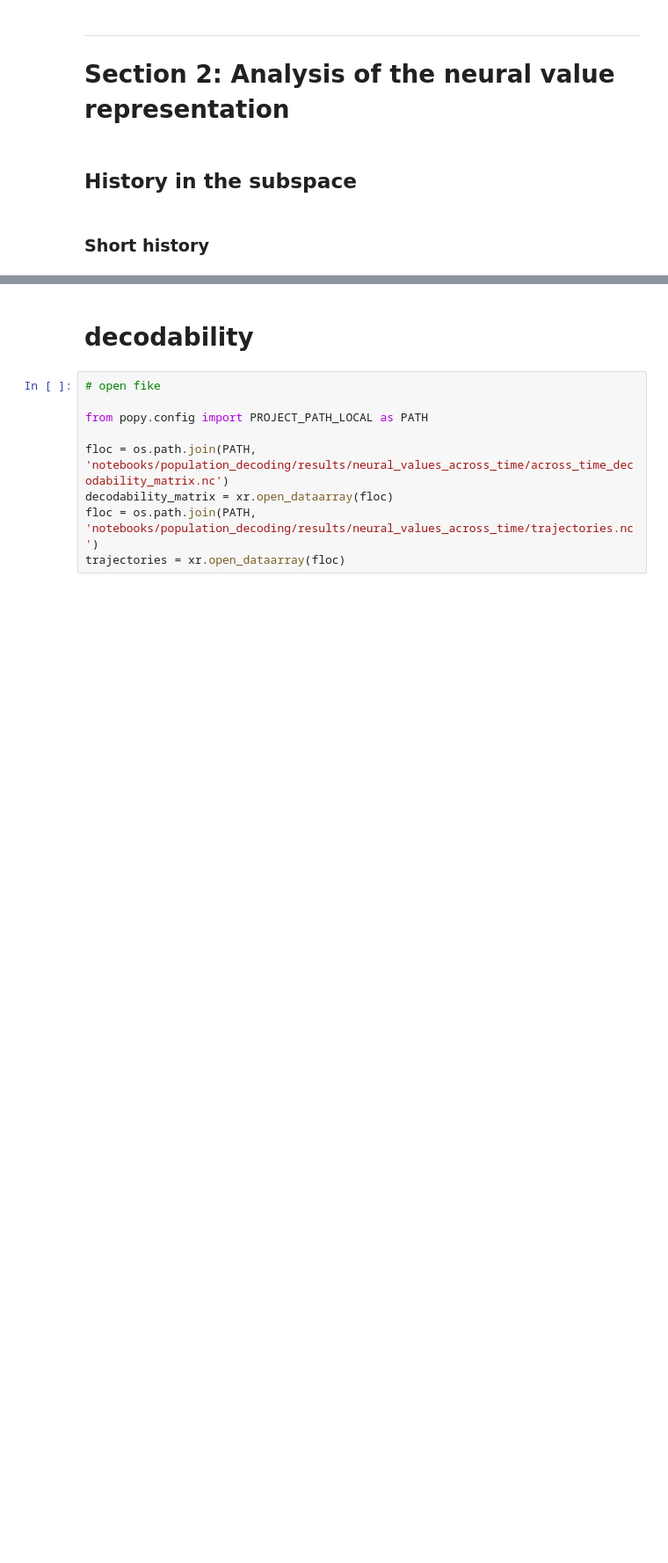
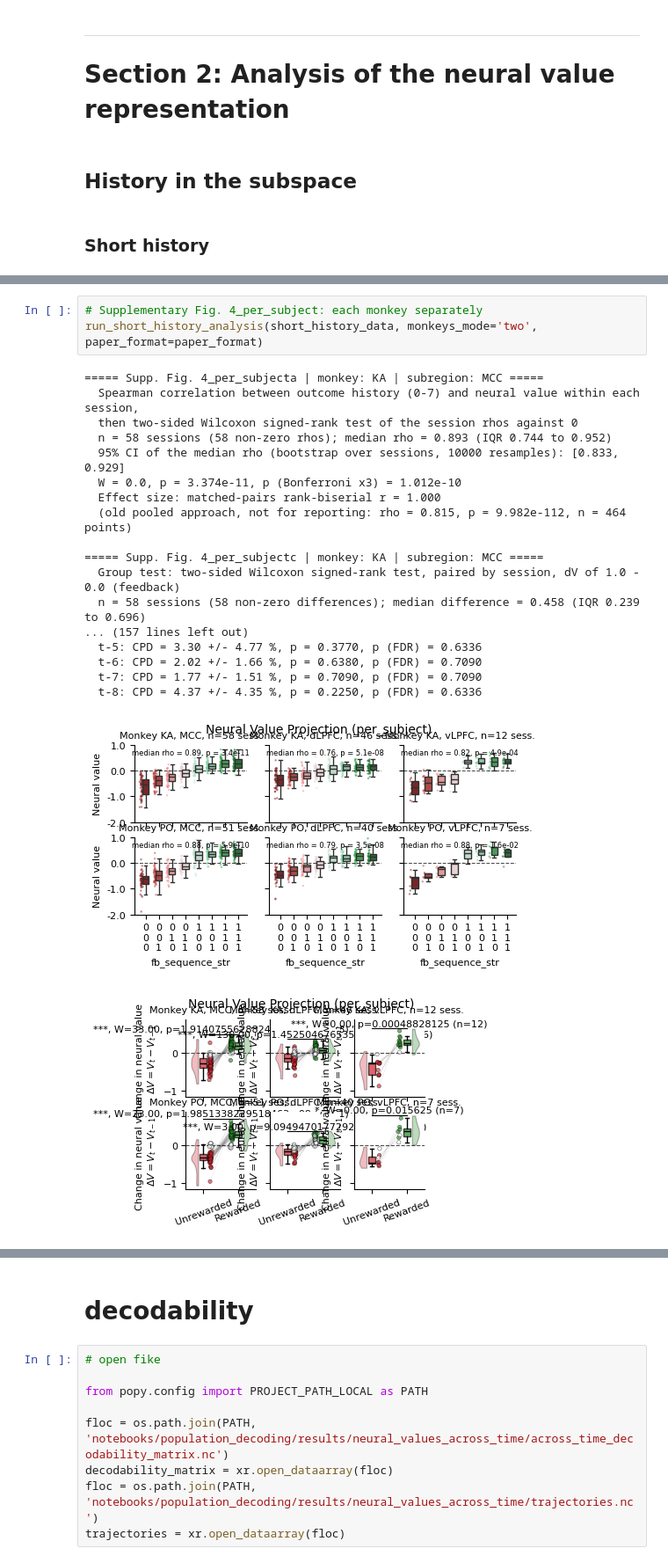
Before and after one commit to ungzs1/popy_05, a Jupyter notebook: notebooks/population_decoding/neural_value/eval_neural_value_all_sessions.ipynb, the cells around one changed output, grey strips where cells are left out. Shown at 88% size. Saved outputs shown, nothing was run; the diff lists cells and outputs as text; blank space fills up the shorter version.

```diff
--- a/notebooks/population_decoding/neural_value/eval_neural_value_all_sessions.ipynb
+++ b/notebooks/population_decoding/neural_value/eval_neural_value_all_sessions.ipynb
@@ -489,0 +433,23 @@ Spearman correlation negative sequences (rho): 0.656, p-value: 1.5e-04
+# %%
+# Supplementary Fig. 4_per_subject: each monkey separately
+run_short_history_analysis(short_history_data, monkeys_mode='two', paper_format=paper_format)
+# %% [output]
+===== Supp. Fig. 4_per_subjecta | monkey: KA | subregion: MCC =====
+  Spearman correlation between outcome history (0-7) and neural value within each session,
+  then two-sided Wilcoxon signed-rank test of the session rhos against 0
+  n = 58 sessions (58 non-zero rhos); median rho = 0.893 (IQR 0.744 to 0.952)
+  95% CI of the median rho (bootstrap over sessions, 10000 resamples): [0.833, 0.929]
+  W = 0.0, p = 3.374e-11, p (Bonferroni x3) = 1.012e-10
+  Effect size: matched-pairs rank-biserial r = 1.000
+  (old pooled approach, not for reporting: rho = 0.815, p = 9.982e-112, n = 464 points)
+
+===== Supp. Fig. 4_per_subjectc | monkey: KA | subregion: MCC =====
+  Group test: two-sided Wilcoxon signed-rank test, paired by session, dV of 1.0 - 0.0 (feedback)
+  n = 58 sessions (58 non-zero differences); median difference = 0.458 (IQR 0.239 to 0.696)
+... (157 lines left out)
+  t-5: CPD = 3.30 +/- 4.77 %, p = 0.3770, p (FDR) = 0.6336
+  t-6: CPD = 2.02 +/- 1.66 %, p = 0.6380, p (FDR) = 0.7090
+  t-7: CPD = 1.77 +/- 1.51 %, p = 0.7090, p (FDR) = 0.7090
+  t-8: CPD = 4.37 +/- 4.35 %, p = 0.2250, p (FDR) = 0.6336
+[figure, added]
+[figure, added]
```
Also changed, not shown: parts of 6 cells of this notebook, 21 other files.
